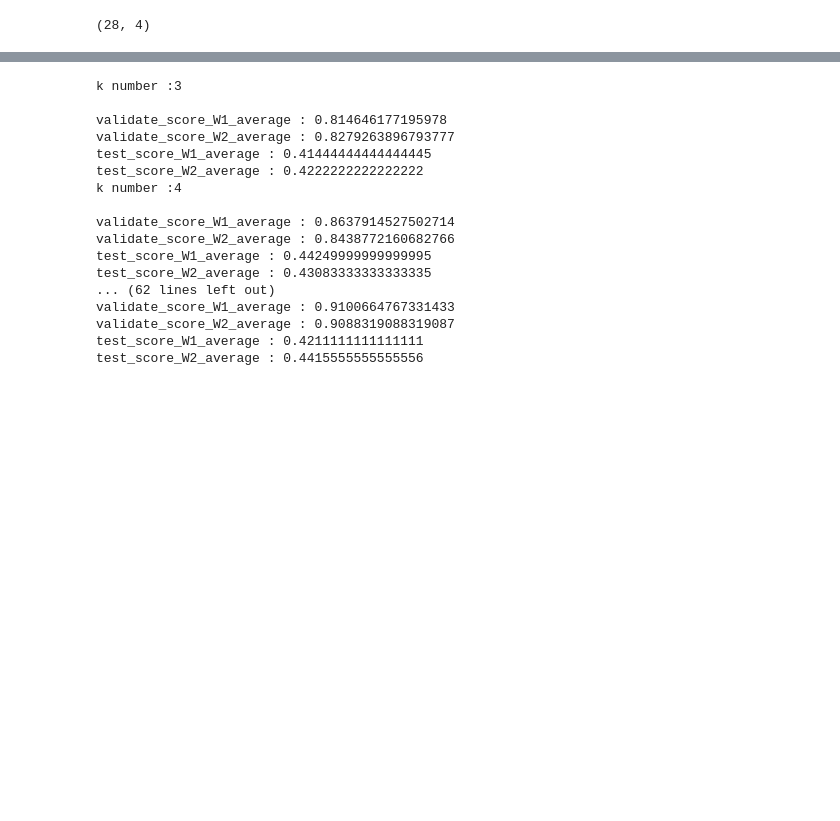
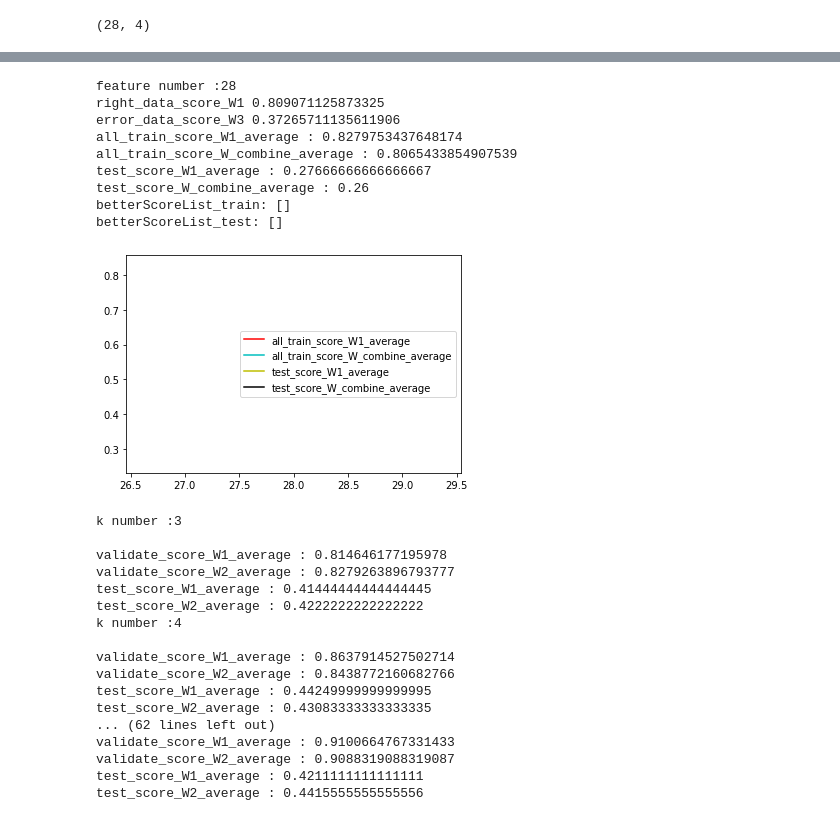
Before and after one commit to foolishfool/JupyterNotebook, a Jupyter notebook: SOM/SOM_OptimizeW_CM_1.ipynb, the cells around one changed output, grey strips where cells are left out. Cells and saved outputs as stored; diff of their text form; code cells hidden in the pictures; blank space fills up the shorter version.

```diff
--- a/SOM/SOM_OptimizeW_CM_1.ipynb
+++ b/SOM/SOM_OptimizeW_CM_1.ipynb
@@ -224,3 +171,16 @@ test_score_W2_average : 0.4186666666666667
+# %%
+RunTest(neuron_unit_num_min = 500)
+# %% [output]
+feature number :28
+right_data_score_W1 0.809071125873325
+error_data_score_W3 0.37265711135611906
+all_train_score_W1_average : 0.8279753437648174
+all_train_score_W_combine_average : 0.8065433854907539
+test_score_W1_average : 0.27666666666666667
+test_score_W_combine_average : 0.26
+betterScoreList_train: []
+betterScoreList_test: []
+[figure, added]
 # %%
 global keepFeatureColumns1
 keepFeatureColumns1 = [1,4,5,10,17,22,24,27]  # only pick high better value
```
Also changed, not shown: parts of 12 cells of this notebook, 3 other files.
